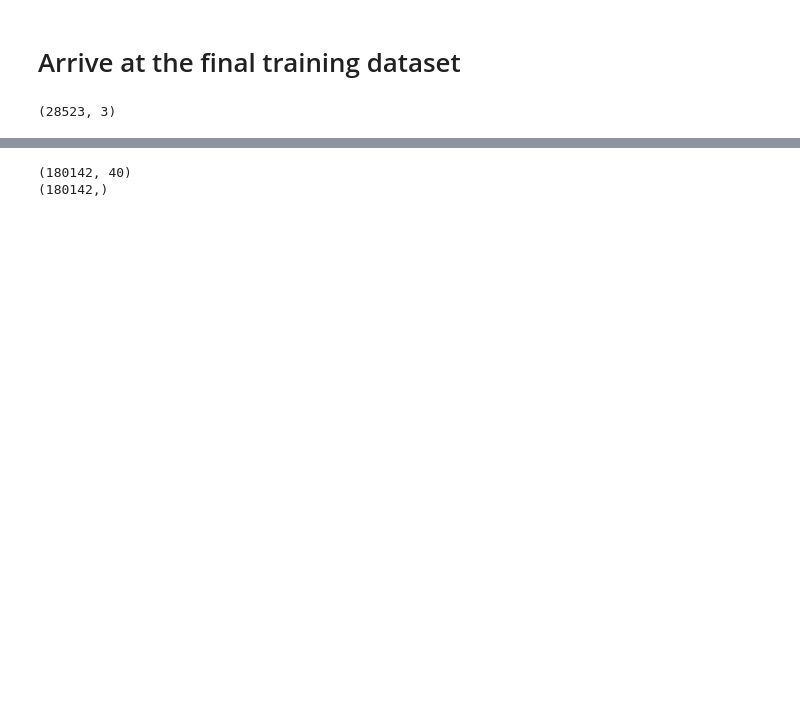
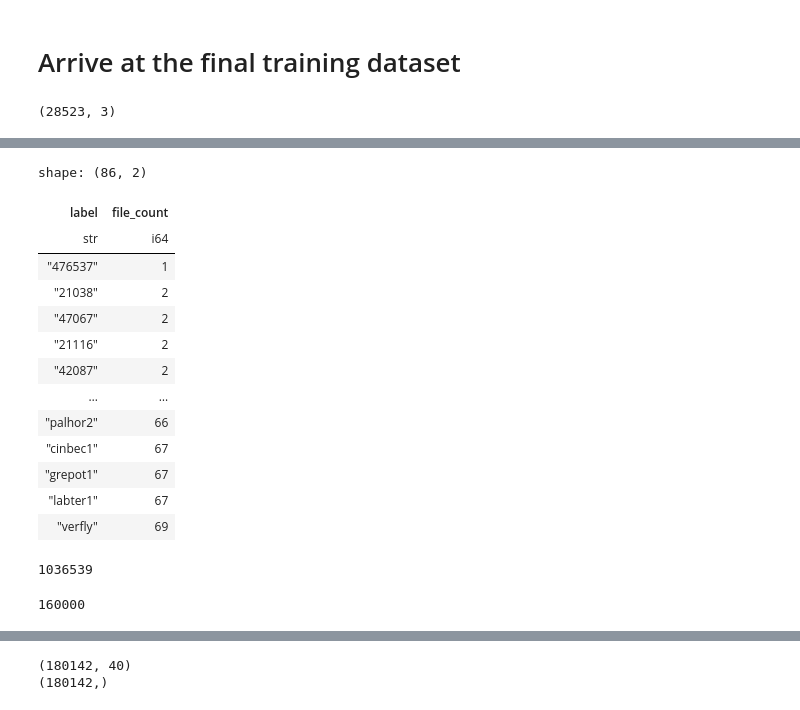
Before and after one commit to sumaniitm/BirdCLEF-2024-kaggle, a Jupyter notebook: primary_problem_study_2025.ipynb, the cells around one changed output, grey strips where cells are left out. Drawn from its saved outputs; the diff is of its cells as text; code cells hidden in the pictures; blank space fills up the shorter version.

```diff
--- a/primary_problem_study_2025.ipynb
+++ b/primary_problem_study_2025.ipynb
@@ -233,0 +362,29 @@ final_train_df.tail(5)
+# %%
+dd.sql("select label, count(distinct(audio_file_path)) as file_count \
+from final_train_df group by label having count(distinct(audio_file_path)) < 70 order by 2").pl()
+# %% [output]
+shape: (86, 2)
+| label | file_count |
+| str | i64 |
+| "476537" | 1 |
+| "21038" | 2 |
+| "47067" | 2 |
+| "21116" | 2 |
+| "42087" | 2 |
+| … | … |
+| "palhor2" | 66 |
+| "cinbec1" | 67 |
+| "grepot1" | 67 |
+| "labter1" | 67 |
+| "verfly" | 69 |
+# %%
+file_path = final_train_df.item(200,0)
+audio, sample_rate = librosa.load(file_path, sr=32000)
+samples_per_segment = sample_rate * 5
+len(audio)
+# %% [output]
+1036539
+# %%
+samples_per_segment
+# %% [output]
+160000
```
Also changed, not shown: parts of 28 cells of this notebook.
